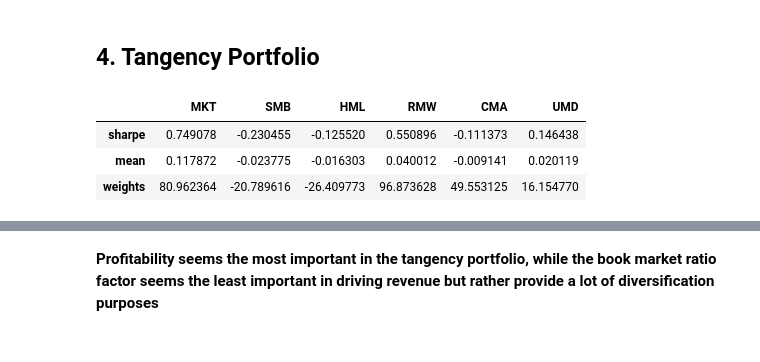
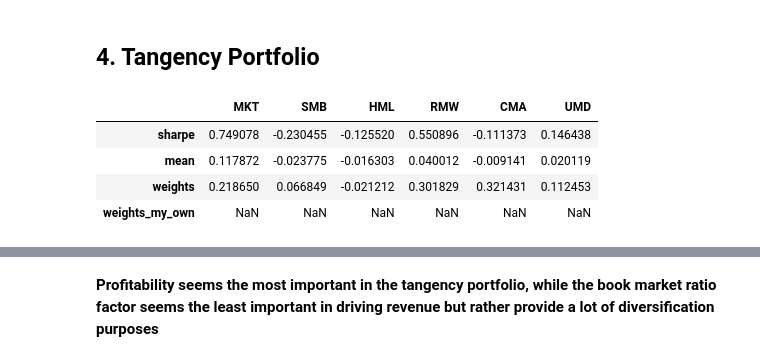
Before and after one commit to kebo1234/Portfolio-HW-Group-B-12, a Jupyter notebook: HW5/HW5_yy.ipynb, the cells around one changed output, grey strips where cells are left out. Drawn from its saved outputs; the diff is of its cells as text; code cells hidden in the pictures.

```diff
--- a/HW5/HW5_yy.ipynb
+++ b/HW5/HW5_yy.ipynb
@@ -91,15 +91,35 @@ sn.heatmap(correlation, mask = mask, annot=True, cmap="coolwarm")
 **The construction method did succceed in keeping correlations small. I don't think HML is redundant since it is only heavily correlated with CMA, while maintaining minimal correlations with other factors**
 # %% [markdown]
 ## 4. Tangency Portfolio
+# %%
+def optimized_weights(returns,dropna=True,scale_cov=1):
+    if dropna:
+        returns = returns.dropna()
+
+    covmat_full = returns.cov()
+    covmat_diag = np.diag(np.diag(covmat_full))
+    covmat = scale_cov * covmat_full + (1-scale_cov) * covmat_diag
+
+    weights = np.linalg.solve(covmat,returns.mean())
+    weights = weights / weights.sum()
+
+    if returns.mean() @ weights < 0:
+        weights = -weights
+
+    weights = pd.Series(weights, index = returns.columns)
+    weights.name = "weights"
+
+    return weights
 # %%
-weights = np.linalg.inv(df.cov()) @ mean
-weights = pd.Series(weights , index = df.columns)
-weights
+weights = optimized_weights(df, scale_cov=1)
+weights_2 = np.linalg.inv(df.cov()) @ df.mean()  # also use df.mean() not mean
+weights_2 = weights_2 / weights_2.sum()
 
-result_comparison = pd.DataFrame([sharpe, mean, weights], index = ["sharpe", "mean", "weights"])
+result_comparison = pd.DataFrame([sharpe, mean, weights, weights_2], index = ["sharpe", "mean", "weights", "weights_my_own"])
 result_comparison
 # %% [output]
 |  | MKT | SMB | HML | RMW | CMA | UMD |
 | sharpe | 0.749078 | -0.230455 | -0.125520 | 0.550896 | -0.111373 | 0.146438 |
 | mean | 0.117872 | -0.023775 | -0.016303 | 0.040012 | -0.009141 | 0.020119 |
-| weights | 80.962364 | -20.789616 | -26.409773 | 96.873628 | 49.553125 | 16.154770 |
+| weights | 0.218650 | 0.066849 | -0.021212 | 0.301829 | 0.321431 | 0.112453 |
+| weights_my_own | NaN | NaN | NaN | NaN | NaN | NaN |
```
Also changed, not shown: parts of 2 cells of this notebook.
